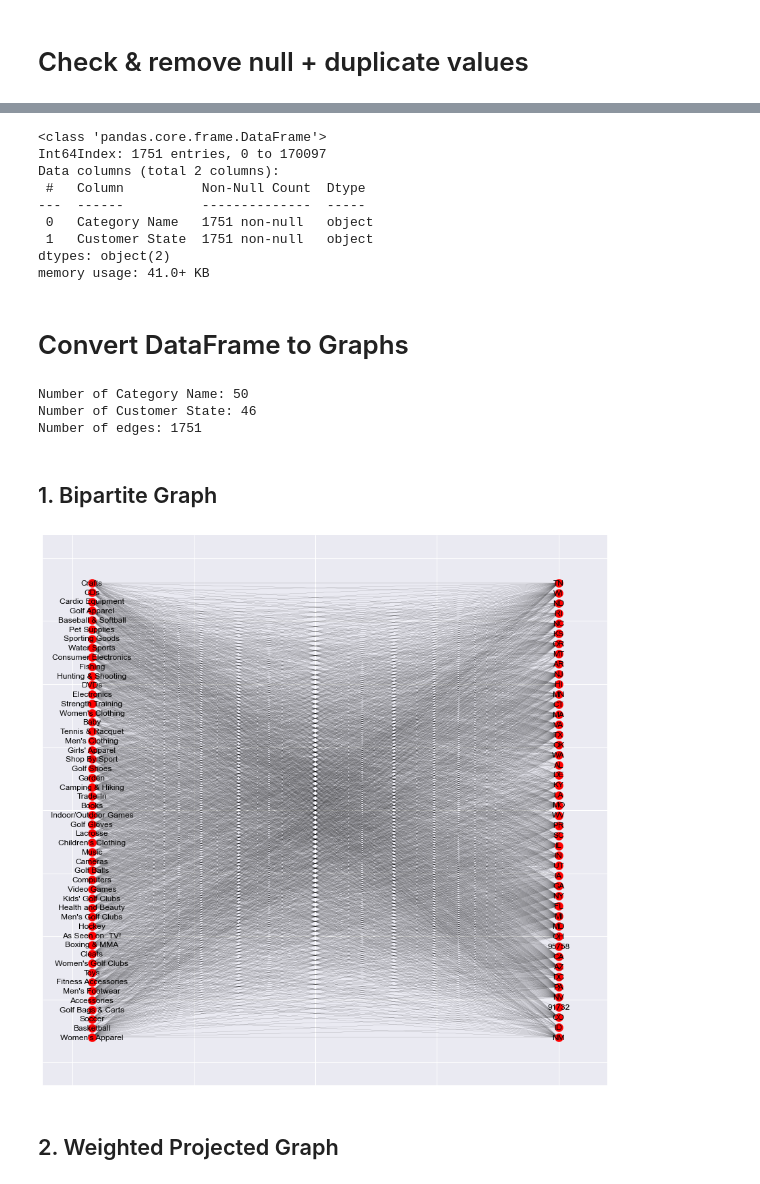
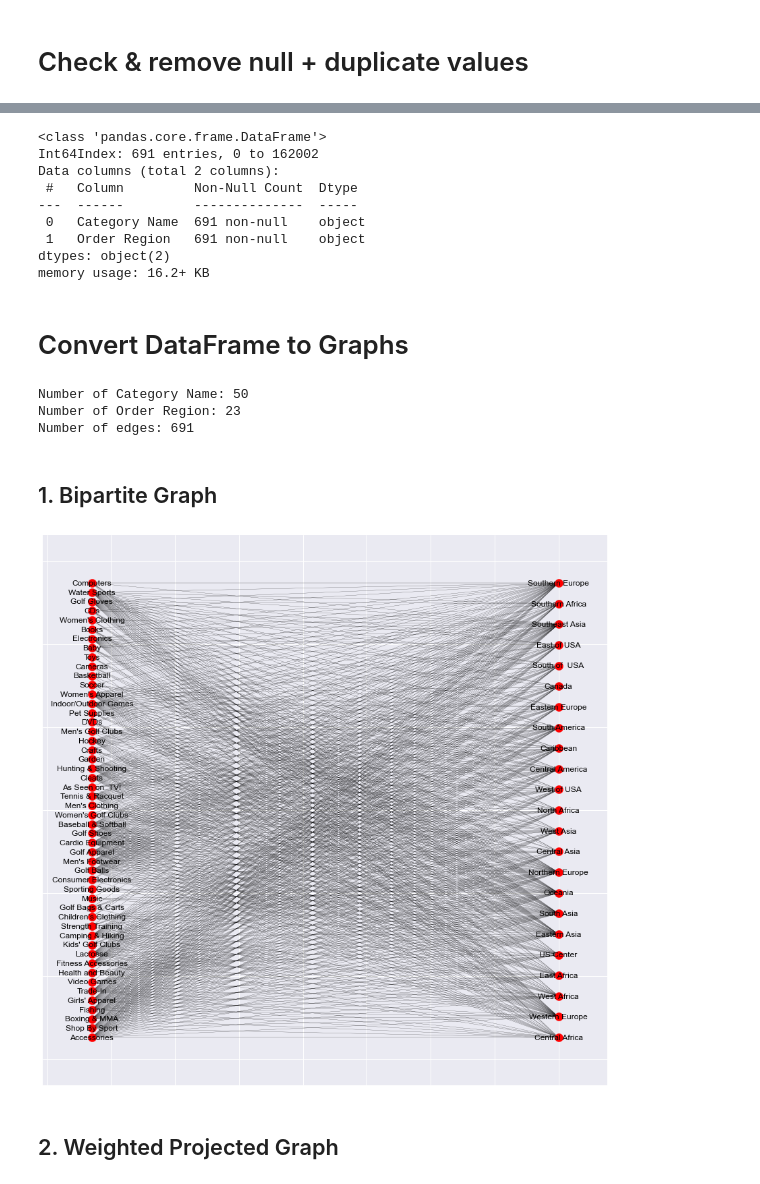
Before and after one commit to 18520339/social-network-analysis, a Jupyter notebook: source.ipynb, the cells around one changed output, grey strips where cells are left out. Cells and saved outputs as stored; diff of their text form; code cells hidden in the pictures.

```diff
--- a/source.ipynb
+++ b/source.ipynb
@@ -4,7 +4,7 @@ plt.style.use('seaborn')
 # %%
 import pandas as pd
 PRIMARY = 'Category Name'
-SECONDARY = 'Customer State'
+SECONDARY = 'Order Region'
 
 df = pd.read_csv(
     'DataCoSupplyChainDataset.csv',
@@ -32,14 +32,14 @@ df.drop_duplicates(inplace=True)
 df.info()
 # %% [output]
 <class 'pandas.core.frame.DataFrame'>
-Int64Index: 1751 entries, 0 to 170097
+Int64Index: 691 entries, 0 to 162002
 Data columns (total 2 columns):
- #   Column          Non-Null Count  Dtype
----  ------          --------------  -----
- 0   Category Name   1751 non-null   object
- 1   Customer State  1751 non-null   object
+ #   Column         Non-Null Count  Dtype
+---  ------         --------------  -----
+ 0   Category Name  691 non-null    object
+ 1   Order Region   691 non-null    object
 dtypes: object(2)
-memory usage: 41.0+ KB
+memory usage: 16.2+ KB
 # %% [markdown]
 # Convert DataFrame to Graphs
 # %%
@@ -49,8 +49,8 @@ print(f'Number of {SECONDARY}:', secondary_col.nunique())
 print('Number of edges:', len(df))
 # %% [output]
 Number of Category Name: 50
-Number of Customer State: 46
-Number of edges: 1751
+Number of Order Region: 23
+Number of edges: 691
 # %% [markdown]
 ## 1. Bipartite Graph
 # %%
@@ -66,10 +66,10 @@ B.add_nodes_from(secondary_col, bipartite=1)
 # %%
 import matplotlib.pyplot as plt
 plt.figure(figsize=(15, 15))
 pos = nx.drawing.layout.bipartite_layout(B, primary_col)
-nx.draw_networkx(B, pos=pos, node_size=150, width=0.1, node_color='red')
+nx.draw_networkx(B, pos=pos, node_size=150, width=0.2, node_color='red')
 # %% [output]
-[figure, old version]
+[figure, new version]
 # %% [markdown]
 ## 2. Weighted Projected Graph
 # %%
```
Also changed, not shown: parts of 26 cells of this notebook.
